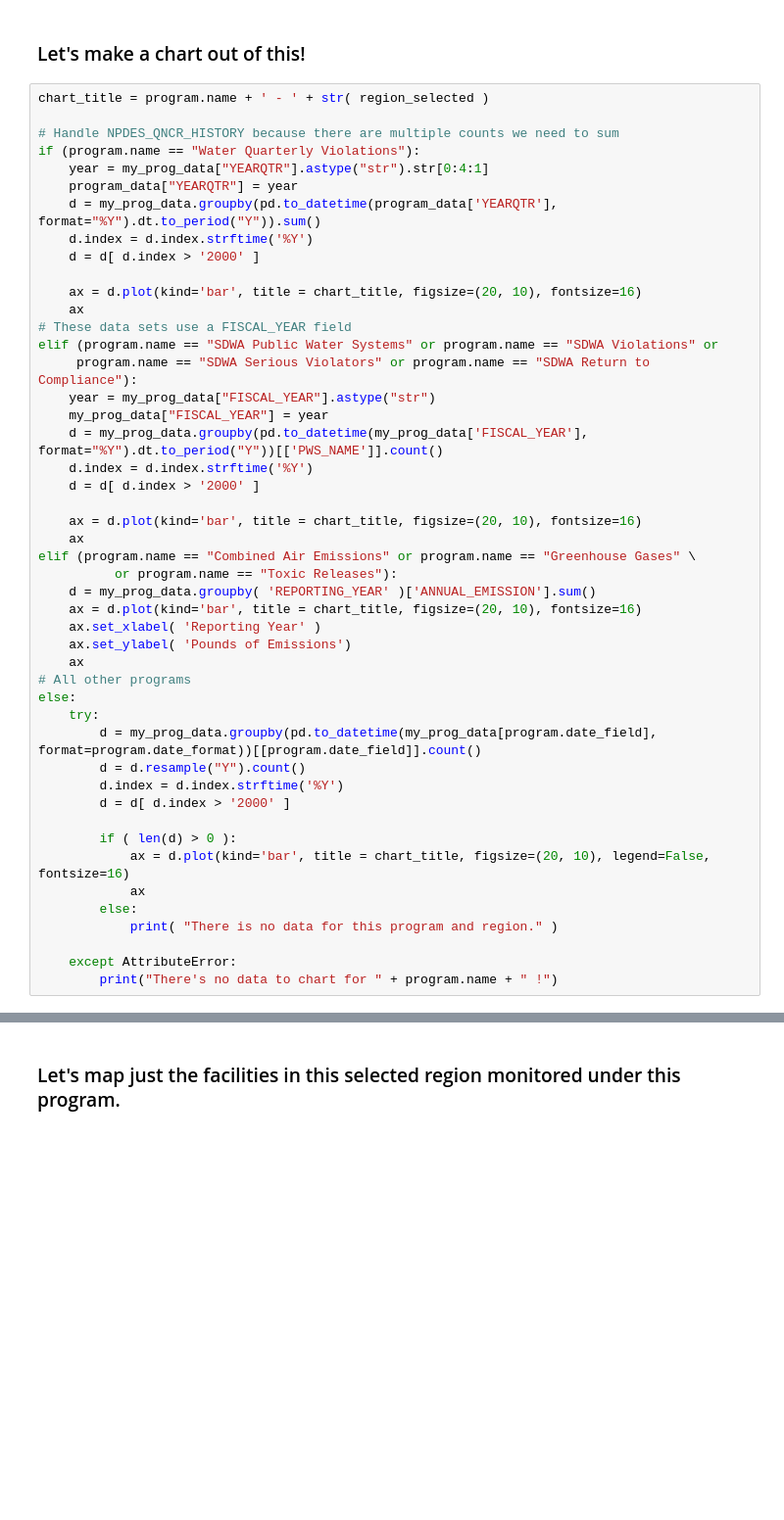
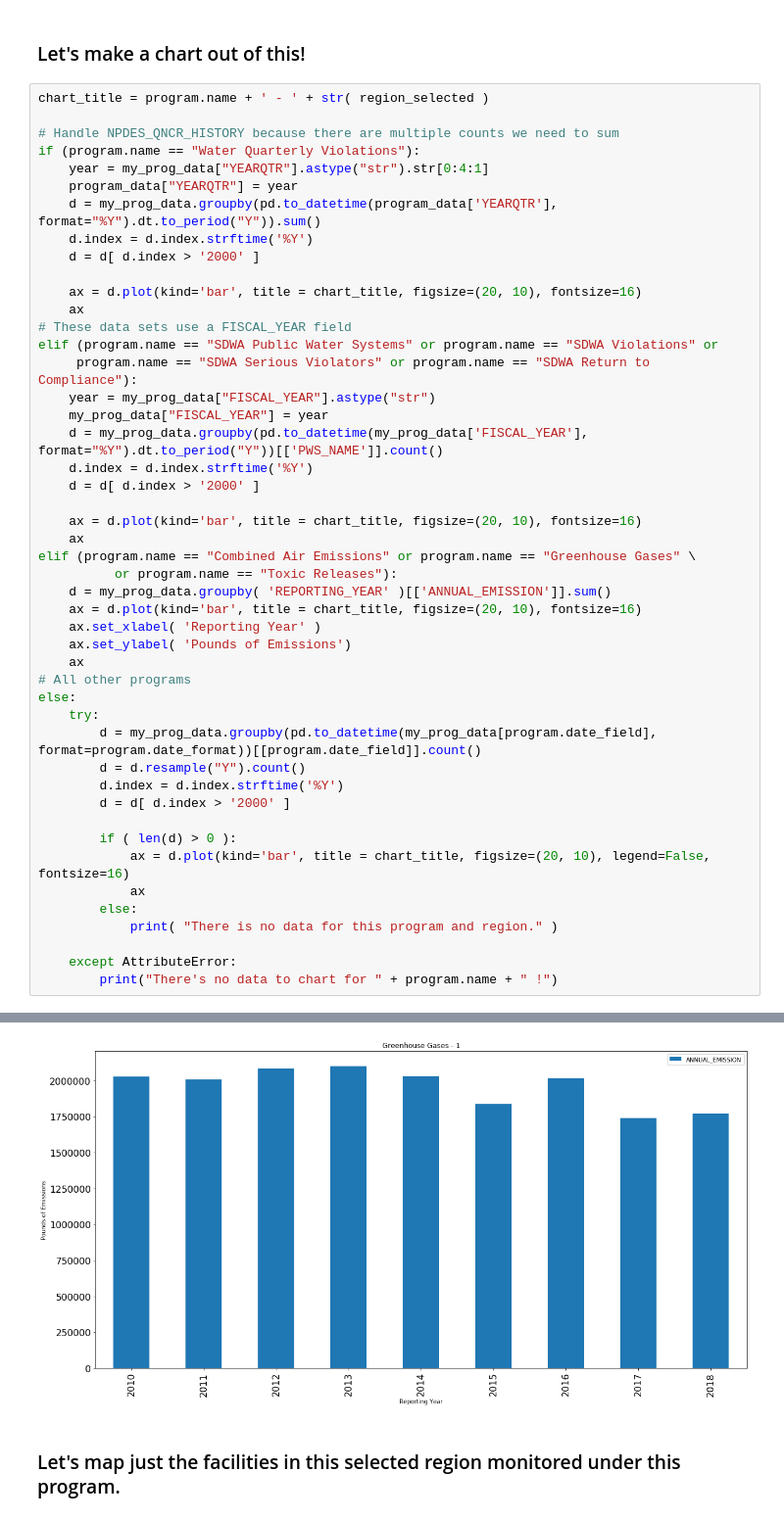
Before and after one commit to edgi-govdata-archiving/ECHO-Cross-Program, a Jupyter notebook: facility-all-programs.ipynb, the cells around one changed output, grey strips where cells are left out. Shown at 98% size. Saved outputs shown, nothing was run; the diff lists cells and outputs as text; blank space fills up the shorter version.

Commit message:
minor change to format of GHG charts
every bar gets the same color

```diff
--- a/facility-all-programs.ipynb
+++ b/facility-all-programs.ipynb
@@ -576,7 +594,7 @@ elif (program.name == "SDWA Public Water Systems" or program.name == "SDWA Viola
     ax
 elif (program.name == "Combined Air Emissions" or program.name == "Greenhouse Gases" \
           or program.name == "Toxic Releases"):
-    d = my_prog_data.groupby( 'REPORTING_YEAR' )['ANNUAL_EMISSION'].sum()
+    d = my_prog_data.groupby( 'REPORTING_YEAR' )[['ANNUAL_EMISSION']].sum()
     ax = d.plot(kind='bar', title = chart_title, figsize=(20, 10), fontsize=16)
     ax.set_xlabel( 'Reporting Year' )
     ax.set_ylabel( 'Pounds of Emissions')
@@ -602,3 +619,4 @@ KeyError: 'YEARQTR'
+[figure, added]
 # %% [markdown]
 ### Let's map just the facilities in this selected region monitored under this program.
 # %%
```
Also changed, not shown: parts of 2 cells of this notebook.
